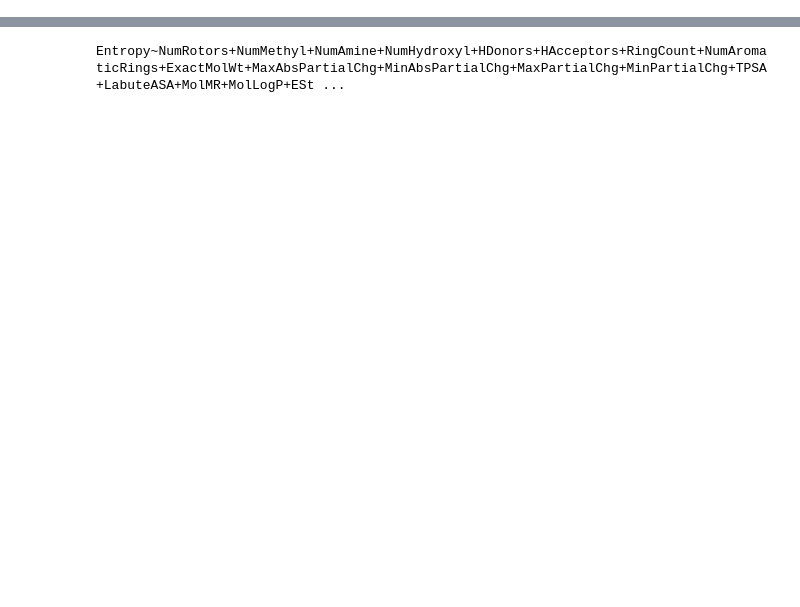
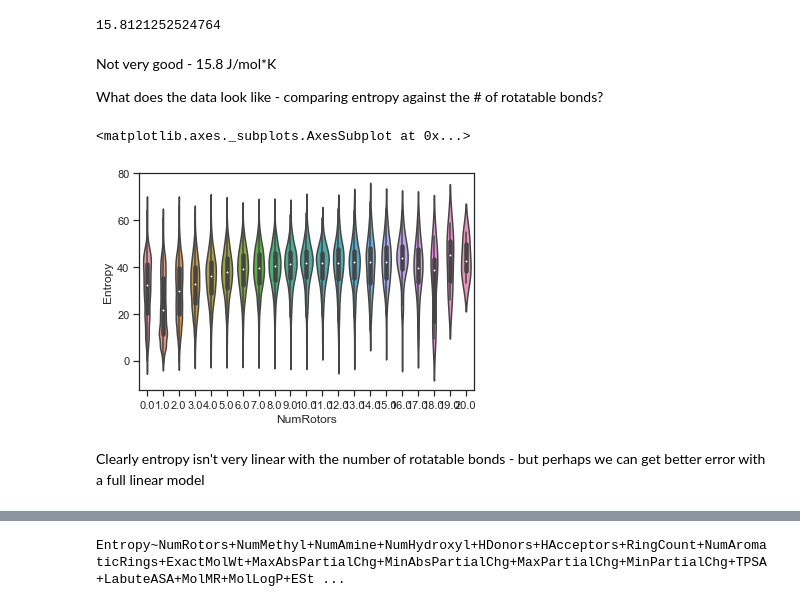
Before and after one commit to ghutchis/molecular-entropies, a Jupyter notebook: analysis.ipynb, the cells around one changed output, grey strips where cells are left out. Drawn from its saved outputs; the diff is of its cells as text; code cells hidden in the pictures; blank space fills up the shorter version.

```diff
--- a/analysis.ipynb
+++ b/analysis.ipynb
@@ -8,6 +10,10 @@ import pandas as pd
 import matplotlib.pyplot as plt
 import seaborn as sns
 
+sns.set(style="ticks")
+
+from scipy import constants
+
 import statsmodels.api as sm
 from statsmodels.formula.api import ols
 from statsmodels.stats.anova import anova_lm
@@ -15,7 +23,6 @@ from statsmodels.stats.anova import anova_lm
 df = pd.read_csv("combined-entropy.csv")
 # drop nan
 df.dropna(inplace=True)
+print(len(df.index))
 # 93543 molecules left
 #  (technically we should check to make sure all the SMILES are unique!)
-df['logRotors'] = np.log(df['NumRotors'] + 1)
-df['logMethyl'] = np.log(df['NumMethyl'] + 1)
@@ -49,0 +65,19 @@ Index(['Category', 'File', 'SMILES', 'Entropy', 'NumRotors', 'NumMethyl',
+# %%
+import sklearn
+from sklearn.metrics import mean_absolute_error
+
+pred = constants.R * df['NumRotors']
+print(mean_absolute_error(df['Entropy'], pred))
+# %% [output]
+15.8121252524764
+# %% [markdown]
+Not very good - 15.8 J/mol*K
+
+What does the data look like - comparing entropy against the # of rotatable bonds?
+# %%
+sns.violinplot(x="NumRotors", y="Entropy", data=df)
+# %% [output]
+<matplotlib.axes._subplots.AxesSubplot at 0x...>
+[figure, added]
+# %% [markdown]
+Clearly entropy isn't very linear with the number of rotatable bonds - but perhaps we can get better error with a full linear model
```
Also changed, not shown: parts of 16 cells of this notebook.
